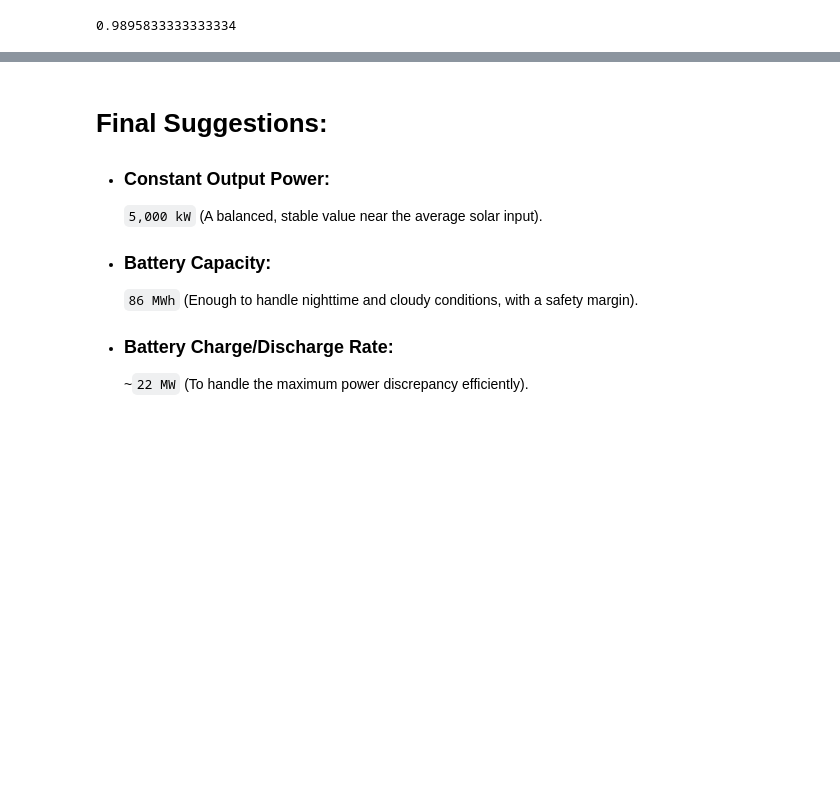
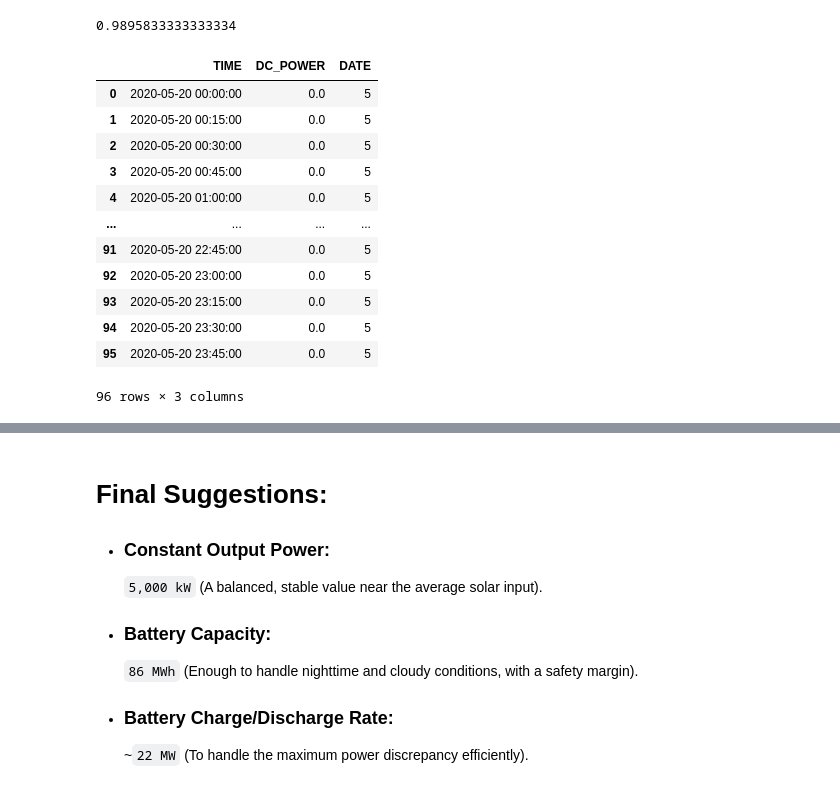
Before and after one commit to Ginushmal/RL-for-Solar-Plant, a Jupyter notebook: prepare_df.ipynb, the cells around one changed output, grey strips where cells are left out. Saved outputs shown, nothing was run; the diff lists cells and outputs as text; code cells hidden in the pictures; blank space fills up the shorter version.

```diff
--- a/prepare_df.ipynb
+++ b/prepare_df.ipynb
@@ -213,3 +220,19 @@ datetime.time(23, 45)
 normalize_time_from_datetime(time_in_time)
 # %% [output]
 0.9895833333333334
+# %%
+data_for_epi_date
+# %% [output]
+|  | TIME | DC_POWER | DATE |
+| 0 | 2020-05-20 00:00:00 | 0.0 | 5 |
+| 1 | 2020-05-20 00:15:00 | 0.0 | 5 |
+| 2 | 2020-05-20 00:30:00 | 0.0 | 5 |
+| 3 | 2020-05-20 00:45:00 | 0.0 | 5 |
+| 4 | 2020-05-20 01:00:00 | 0.0 | 5 |
+| ... | ... | ... | ... |
+| 91 | 2020-05-20 22:45:00 | 0.0 | 5 |
+| 92 | 2020-05-20 23:00:00 | 0.0 | 5 |
+| 93 | 2020-05-20 23:15:00 | 0.0 | 5 |
+| 94 | 2020-05-20 23:30:00 | 0.0 | 5 |
+| 95 | 2020-05-20 23:45:00 | 0.0 | 5 |
+96 rows × 3 columns
```
Also changed, not shown: parts of 19 cells of this notebook, 9 other files.
